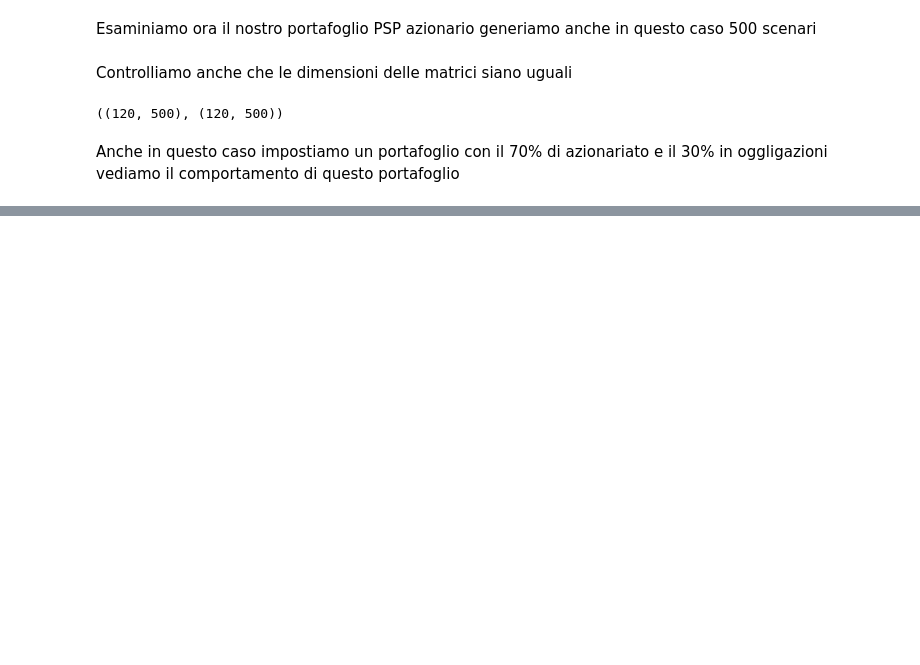
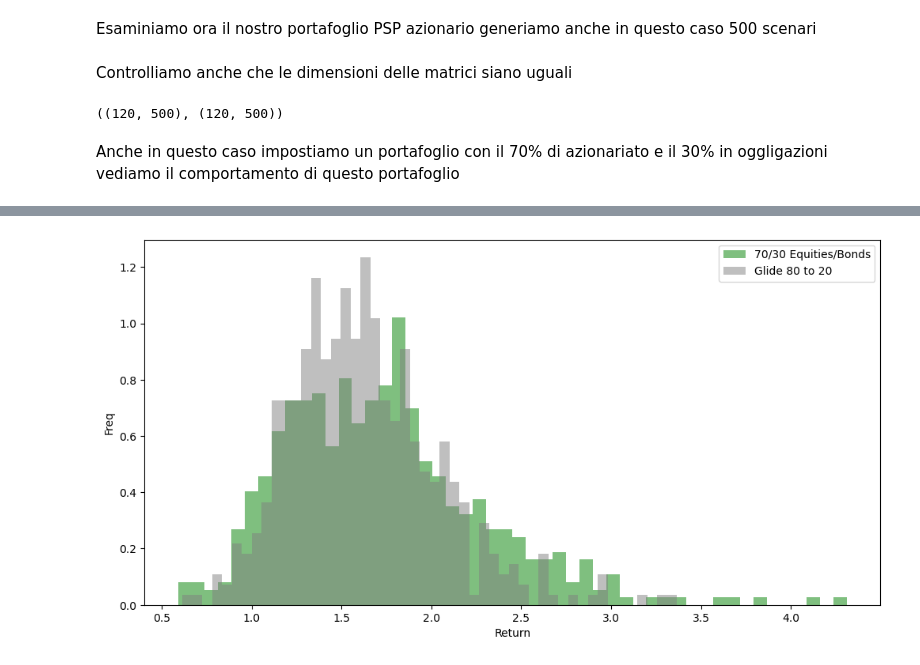
Before and after one commit to fdalforno/investment, a Jupyter notebook: 04-Gestione degli assett e della passività.ipynb, the cells around one changed output, grey strips where cells are left out. Saved outputs shown, nothing was run; the diff lists cells and outputs as text; code cells hidden in the pictures; blank space fills up the shorter version.

```diff
--- a/04-Gestione degli assett e della passività.ipynb
+++ b/04-Gestione degli assett e della passività.ipynb
@@ -995,0 +1138,13 @@ Ora come vedete il nostro compito sarà quello di trovare una allocazione per so
+# %%
+def glidepath_allocator(r1, r2, start_glide=1, end_glide=0.0):
+    """
+    Allocates weights to r1 starting at start_glide and ends at end_glide
+    by gradually moving from start_glide to end_glide over time
+    """
+    n_points = r1.shape[0]
+    n_col = r1.shape[1]
+    path = pd.Series(data=np.linspace(start_glide, end_glide, num=n_points))
+    paths = pd.concat([path]*n_col, axis=1)
+    paths.index = r1.index
+    paths.columns = r1.columns
+    return paths
@@ -995,0 +1153,7 @@ Ora come vedete il nostro compito sarà quello di trovare una allocazione per so
+# %%
+rets_g8020 = bt_mix(rets_eq, rets_bonds, allocator=glidepath_allocator, start_glide=.8, end_glide=.2)
+pd.concat([terminal_stats(rets_bonds, name="FI"),
+           terminal_stats(rets_eq, name="Eq"),
+           terminal_stats(rets_7030b, name="70/30"),
+           terminal_stats(rets_g8020, name="Glide 80 to 20")],
+          axis=1)
@@ -995,0 +1168,9 @@ Ora come vedete il nostro compito sarà quello di trovare una allocazione per so
+# %%
+plt.figure(figsize=(12, 6))
+plt.hist(terminal_values(rets_7030b),bins=bins,color="green", alpha=0.5,label="70/30 Equities/Bonds", density=True)
+plt.hist(terminal_values(rets_g8020),bins=bins,color="grey", alpha=0.5,label="Glide 80 to 20", density=True)
+plt.xlabel('Return')
+plt.ylabel('Freq')
+plt.legend();
+# %% [output]
+[figure, added]
```
Also changed, not shown: parts of 54 cells of this notebook, 2 other files.
